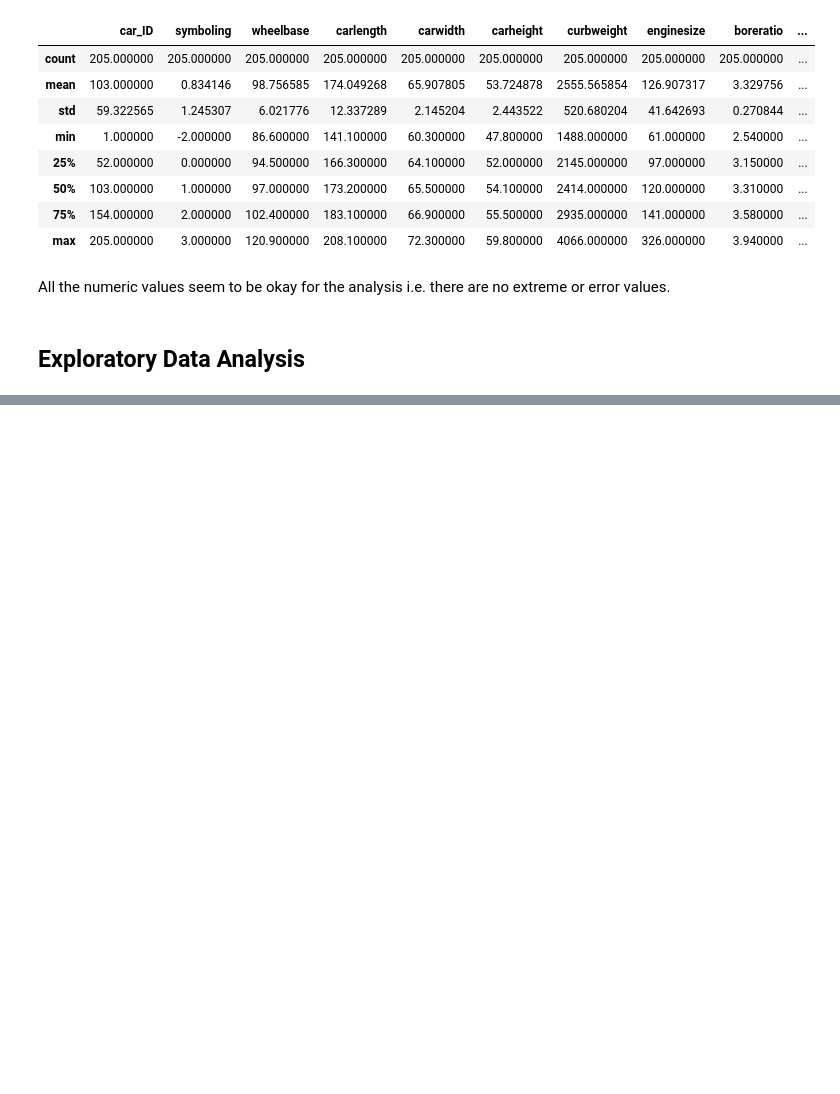
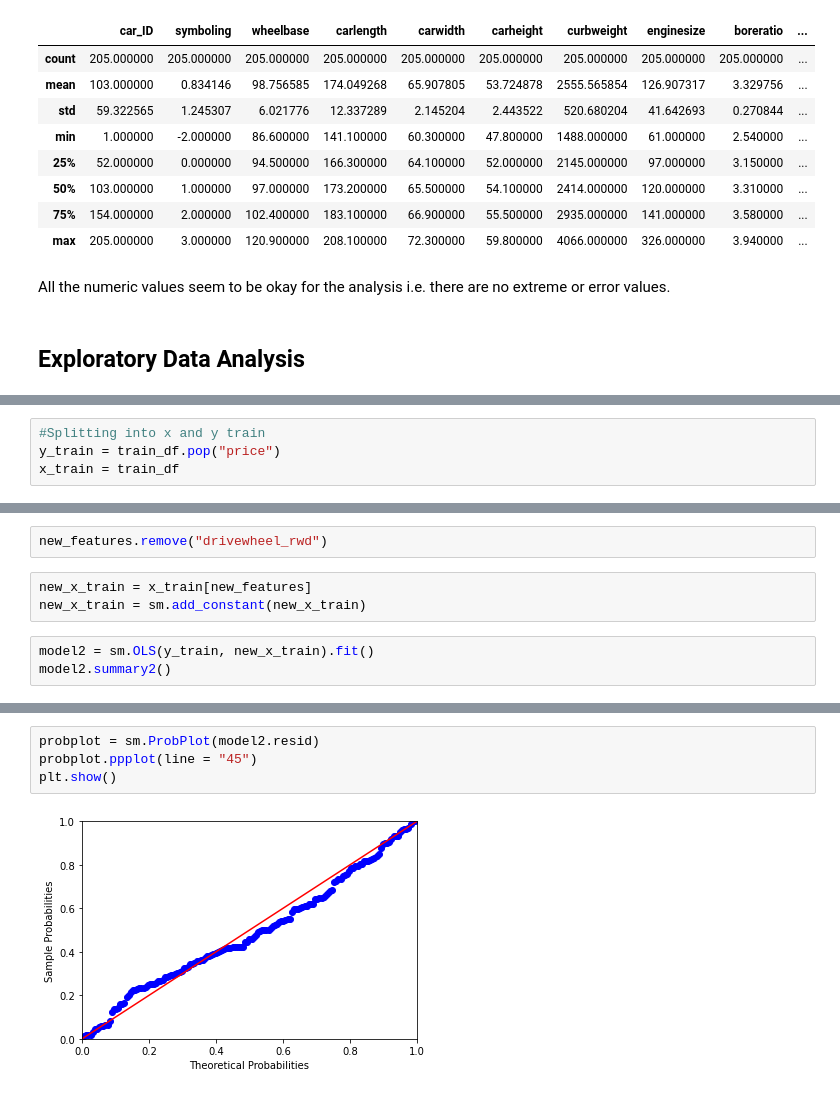
Before and after one commit to pranshumittal08/Data-Analysis-with-Python, a Jupyter notebook: Geely_Case_study.ipynb, the cells around one changed output, grey strips where cells are left out. Drawn from its saved outputs; the diff is of its cells as text; blank space fills up the shorter version.

```diff
--- a/Geely_Case_study.ipynb
+++ b/Geely_Case_study.ipynb
@@ -227,0 +261,4 @@ columns.
+# %%
+#Splitting into x and y train
+y_train = train_df.pop("price")
+x_train = train_df
@@ -227,0 +281,8 @@ columns.
+# %%
+new_features.remove("drivewheel_rwd")
+# %%
+new_x_train = x_train[new_features]
+new_x_train = sm.add_constant(new_x_train)
+# %%
+model2 = sm.OLS(y_train, new_x_train).fit()
+model2.summary2()
@@ -227,0 +335,6 @@ columns.
+# %%
+probplot = sm.ProbPlot(model2.resid)
+probplot.ppplot(line = "45")
+plt.show()
+# %% [output]
+[figure, added]
```
Also changed, not shown: parts of 48 cells of this notebook.
